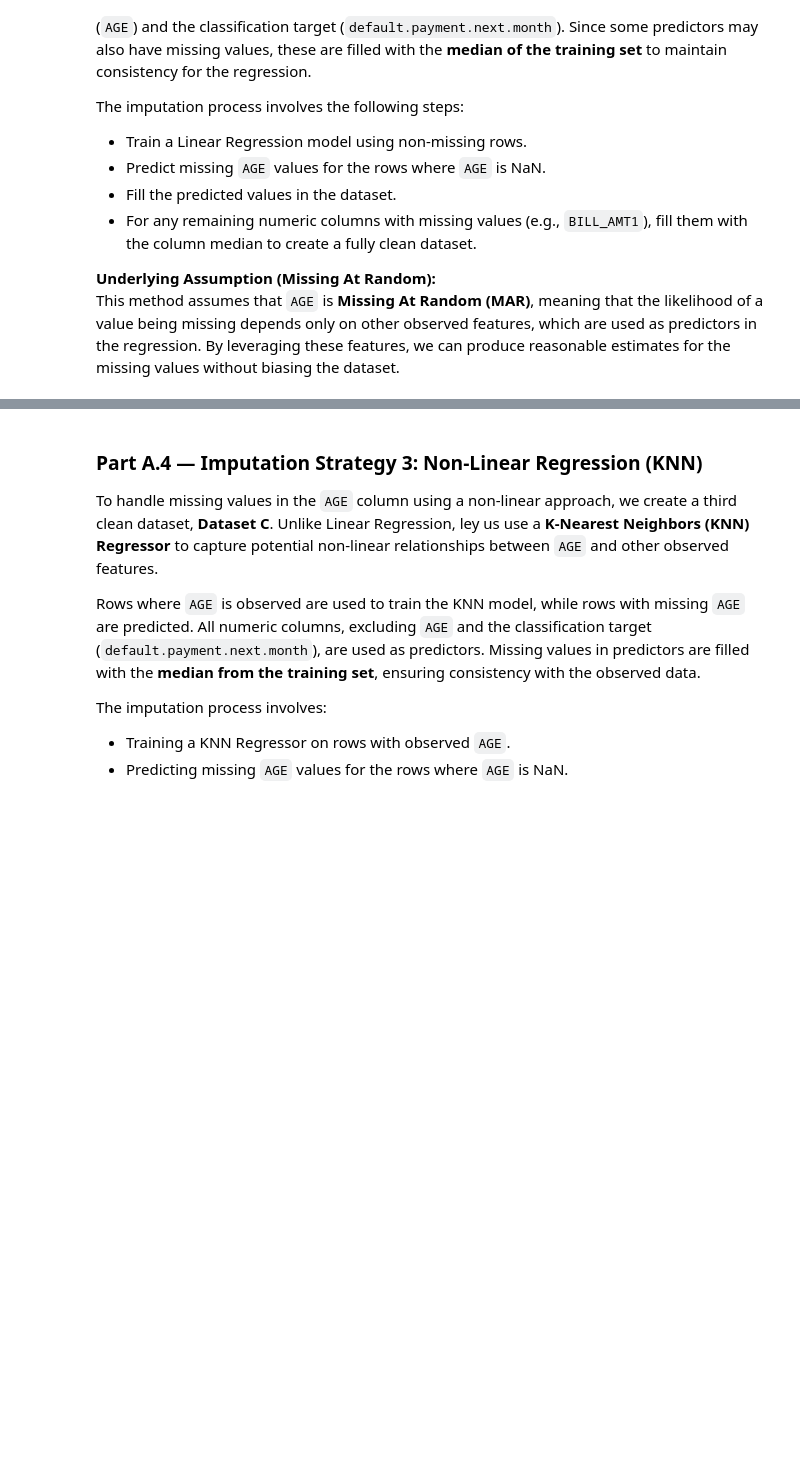
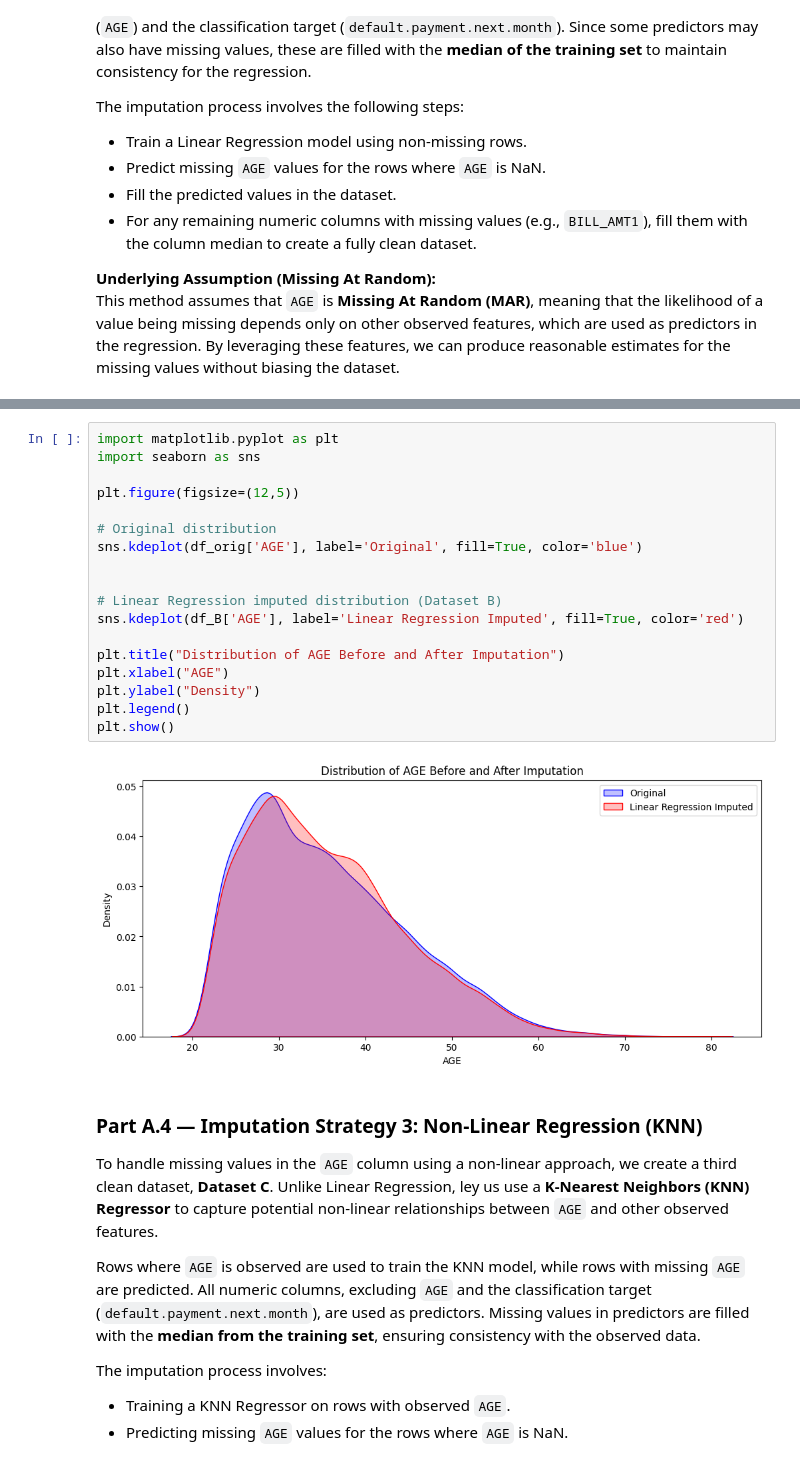
Before and after one commit to ghosharkaprava02/DA5401-Assignment6-Imputation, a Jupyter notebook: DA5401_Assignment6_DA25C003.ipynb, the cells around one changed output, grey strips where cells are left out. Drawn from its saved outputs; the diff is of its cells as text; blank space fills up the shorter version.

```diff
--- a/DA5401_Assignment6_DA25C003.ipynb
+++ b/DA5401_Assignment6_DA25C003.ipynb
@@ -170,3 +192,23 @@ Number of AGE values imputed: 4043
+# %%
+import matplotlib.pyplot as plt
+import seaborn as sns
+
+plt.figure(figsize=(12,5))
+
+# Original distribution
+sns.kdeplot(df_orig['AGE'], label='Original', fill=True, color='blue')
+
+
+# Linear Regression imputed distribution (Dataset B)
+sns.kdeplot(df_B['AGE'], label='Linear Regression Imputed', fill=True, color='red')
+
+plt.title("Distribution of AGE Before and After Imputation")
+plt.xlabel("AGE")
+plt.ylabel("Density")
+plt.legend()
+plt.show()
+# %% [output]
+[figure, added]
 # %% [markdown]
 ### Part A.4 — Imputation Strategy 3: Non-Linear Regression (KNN)
 
```
Also changed, not shown: parts of 6 cells of this notebook.
